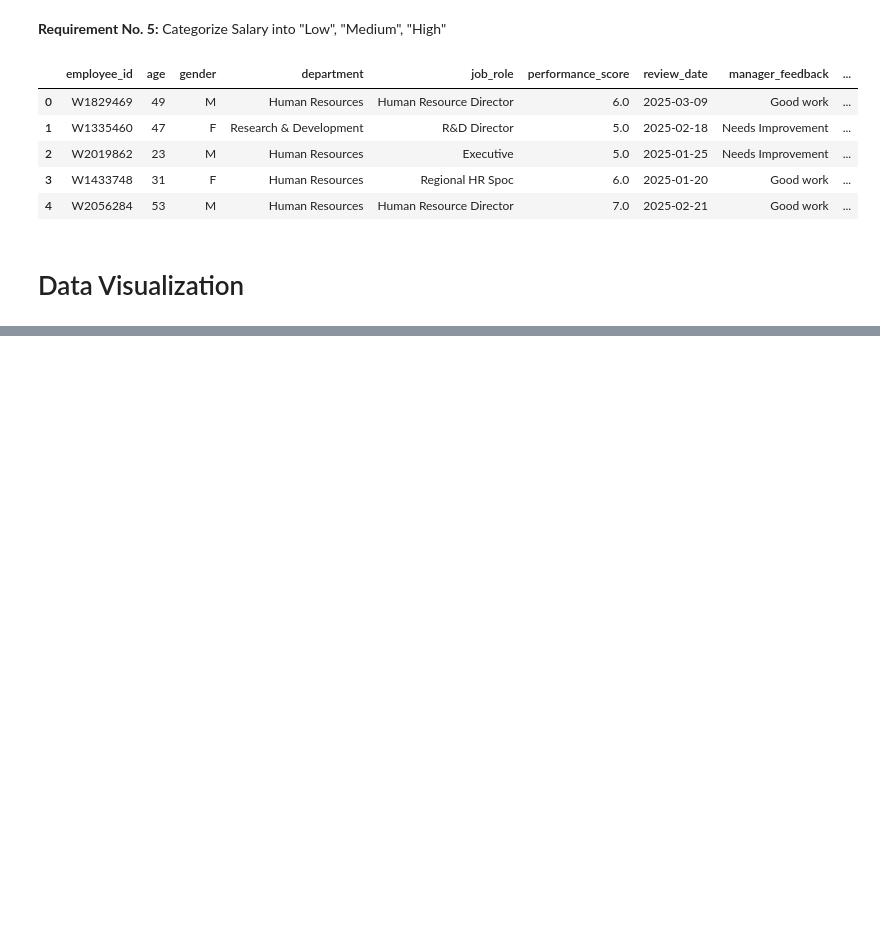
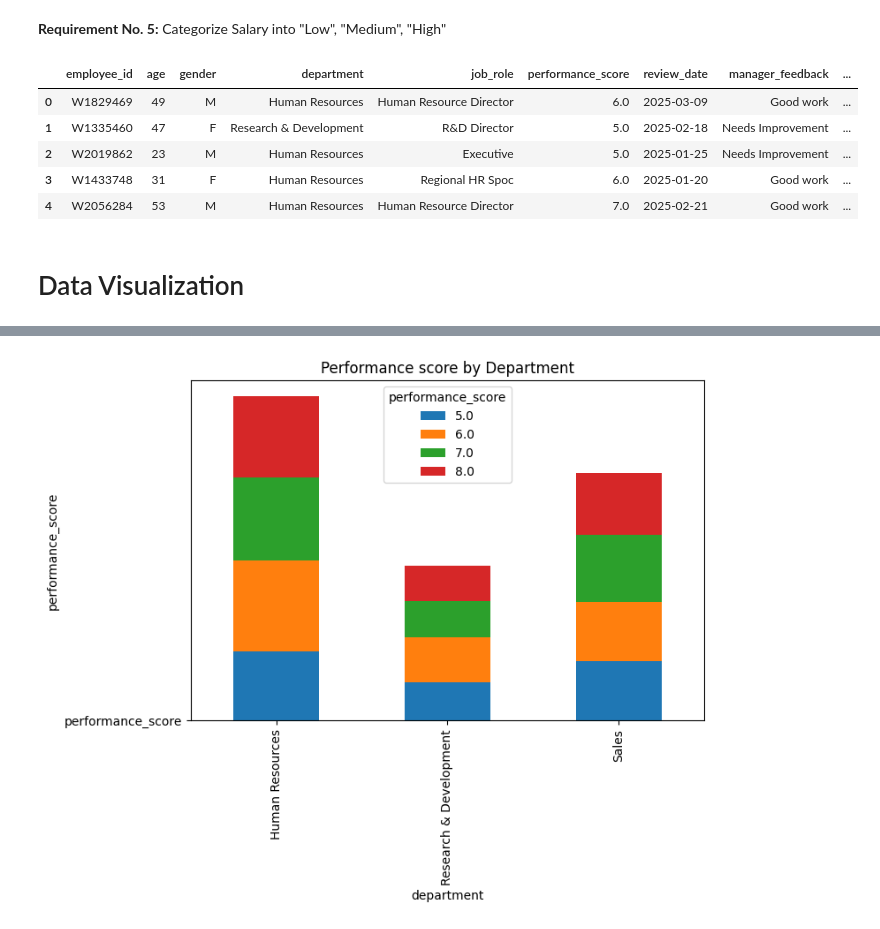
Before and after one commit to KrishVM-4687/Python-DAV-Projects, a Jupyter notebook: Employee_Performance_and_Salary_Analysis.ipynb, the cells around one changed output, grey strips where cells are left out. Cells and saved outputs as stored; diff of their text form; code cells hidden in the pictures; blank space fills up the shorter version.

```diff
--- a/Employee_Performance_and_Salary_Analysis.ipynb
+++ b/Employee_Performance_and_Salary_Analysis.ipynb
@@ -350,0 +355,4 @@ df.head()
+# %%
+#Step 1: Pivot the data for easier plotting
+
+pivot_df = df.pivot_table(index='department', columns='performance_score', values='employee_id', aggfunc='count')
@@ -350,0 +367,11 @@ df.head()
+# %%
+#Step 2: depict the plotin stacked bar chart
+
+pivot_df.plot(kind='bar',stacked=True,figsize=(7.5,5))
+plt.xlabel('department')
+plt.ylabel('performance_score')
+plt.title('Performance score by Department')
+plt.bar('department','performance_score',width=0.1)
+plt.show()
+# %% [output]
+[figure, added]
```
Also changed, not shown: parts of 17 cells of this notebook.
